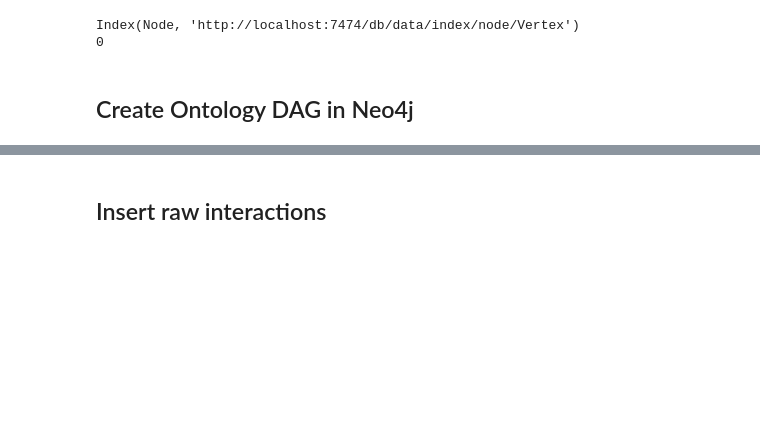
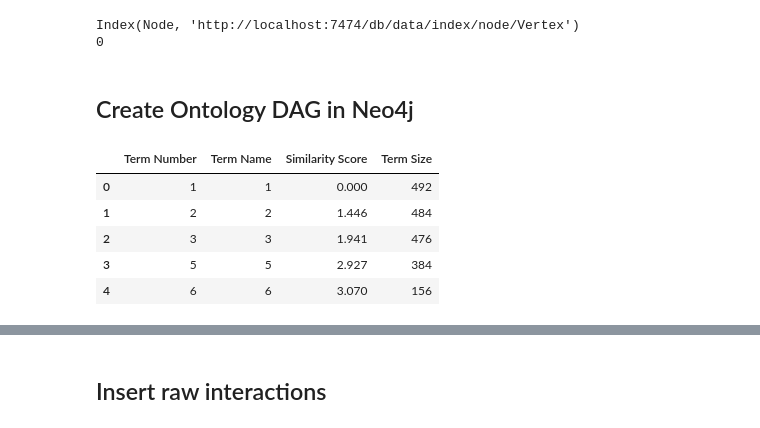
Before and after one commit to Synergetic-ai/ontology-data-generators, a Jupyter notebook: neo4j_database_builder-final.ipynb, the cells around one changed output, grey strips where cells are left out. Cells and saved outputs as stored; diff of their text form; code cells hidden in the pictures; blank space fills up the shorter version.

```diff
--- a/neo4j_database_builder-final.ipynb
+++ b/neo4j_database_builder-final.ipynb
@@ -40,5 +53,15 @@ Index(Node, 'http://localhost:7474/db/data/index/node/Vertex')
 0
 # %% [markdown]
 ## Create Ontology DAG in Neo4j
+# %%
+old_df_term_props = pd.read_csv('./atgo2_term_info.txt', sep="\t")
+old_df_term_props.head()
+# %% [output]
+|  | Term Number | Term Name | Similarity Score | Term Size |
+| 0 | 1 | 1 | 0.000 | 492 |
+| 1 | 2 | 2 | 1.446 | 484 |
+| 2 | 3 | 3 | 1.941 | 476 |
+| 3 | 5 | 5 | 2.927 | 384 |
+| 4 | 6 | 6 | 3.070 | 156 |
 # %%
 # Read properties for AtgO terms
```
Also changed, not shown: parts of 14 cells of this notebook, 10 other files.
